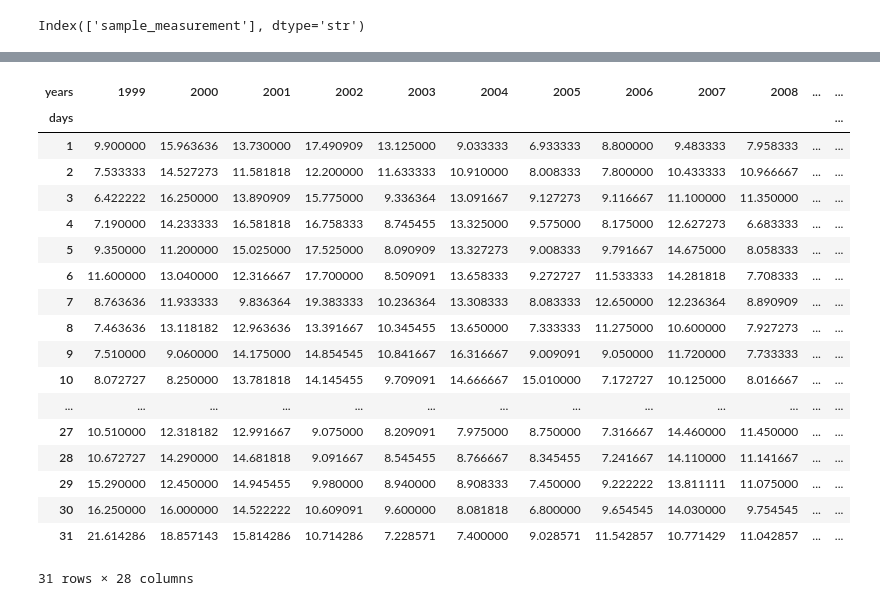
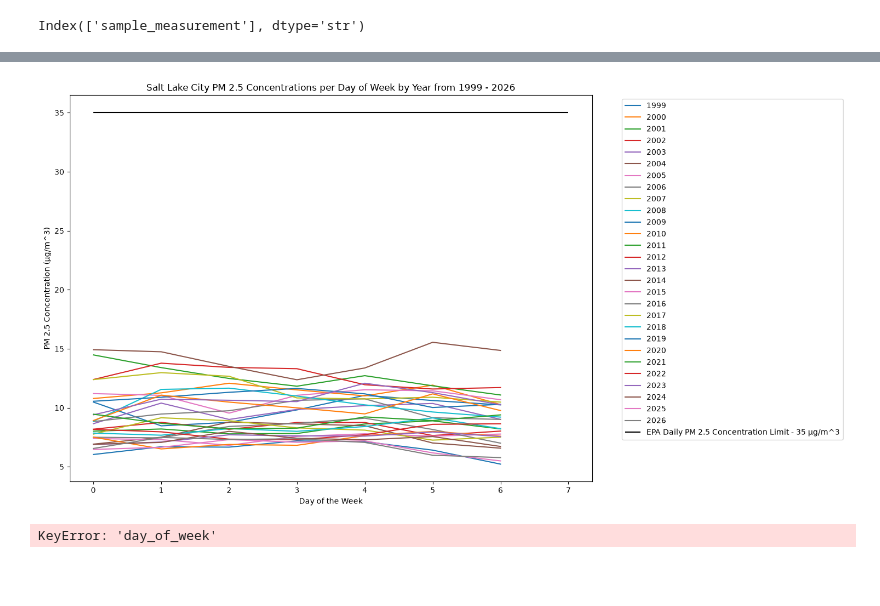
Before and after one commit to sodoo-gadal/UROP-SLC-AQ-, a Jupyter notebook: Salt_Lake_City_AQI/hourly_time_series.ipynb, the cells around one changed output, grey strips where cells are left out. Saved outputs shown, nothing was run; the diff lists cells and outputs as text; code cells hidden in the pictures; blank space fills up the shorter version.

```diff
--- a/Salt_Lake_City_AQI/hourly_time_series.ipynb
+++ b/Salt_Lake_City_AQI/hourly_time_series.ipynb
@@ -170,22 +107,29 @@ df_by_day_flatten.where(df_by_day_flatten["sample_measurement"] > 35)
-# %%
-pivoted
-# %% [output]
-| years | 1999 | 2000 | 2001 | 2002 | 2003 | 2004 | 2005 | 2006 | 2007 | 2008 | ... | ... |
-| days |  |  |  |  |  |  |  |  |  |  |  | ... |
-| 1 | 9.900000 | 15.963636 | 13.730000 | 17.490909 | 13.125000 | 9.033333 | 6.933333 | 8.800000 | 9.483333 | 7.958333 | ... | ... |
-| 2 | 7.533333 | 14.527273 | 11.581818 | 12.200000 | 11.633333 | 10.910000 | 8.008333 | 7.800000 | 10.433333 | 10.966667 | ... | ... |
-| 3 | 6.422222 | 16.250000 | 13.890909 | 15.775000 | 9.336364 | 13.091667 | 9.127273 | 9.116667 | 11.100000 | 11.350000 | ... | ... |
-| 4 | 7.190000 | 14.233333 | 16.581818 | 16.758333 | 8.745455 | 13.325000 | 9.575000 | 8.175000 | 12.627273 | 6.683333 | ... | ... |
-| 5 | 9.350000 | 11.200000 | 15.025000 | 17.525000 | 8.090909 | 13.327273 | 9.008333 | 9.791667 | 14.675000 | 8.058333 | ... | ... |
-| 6 | 11.600000 | 13.040000 | 12.316667 | 17.700000 | 8.509091 | 13.658333 | 9.272727 | 11.533333 | 14.281818 | 7.708333 | ... | ... |
-| 7 | 8.763636 | 11.933333 | 9.836364 | 19.383333 | 10.236364 | 13.308333 | 8.083333 | 12.650000 | 12.236364 | 8.890909 | ... | ... |
-| 8 | 7.463636 | 13.118182 | 12.963636 | 13.391667 | 10.345455 | 13.650000 | 7.333333 | 11.275000 | 10.600000 | 7.927273 | ... | ... |
-| 9 | 7.510000 | 9.060000 | 14.175000 | 14.854545 | 10.841667 | 16.316667 | 9.009091 | 9.050000 | 11.720000 | 7.733333 | ... | ... |
-| 10 | 8.072727 | 8.250000 | 13.781818 | 14.145455 | 9.709091 | 14.666667 | 15.010000 | 7.172727 | 10.125000 | 8.016667 | ... | ... |
-| ... | ... | ... | ... | ... | ... | ... | ... | ... | ... | ... | ... | ... |
-| 27 | 10.510000 | 12.318182 | 12.991667 | 9.075000 | 8.209091 | 7.975000 | 8.750000 | 7.316667 | 14.460000 | 11.450000 | ... | ... |
-| 28 | 10.672727 | 14.290000 | 14.681818 | 9.091667 | 8.545455 | 8.766667 | 8.345455 | 7.241667 | 14.110000 | 11.141667 | ... | ... |
-| 29 | 15.290000 | 12.450000 | 14.945455 | 9.980000 | 8.940000 | 8.908333 | 7.450000 | 9.222222 | 13.811111 | 11.075000 | ... | ... |
-| 30 | 16.250000 | 16.000000 | 14.522222 | 10.609091 | 9.600000 | 8.081818 | 6.800000 | 9.654545 | 14.030000 | 9.754545 | ... | ... |
-| 31 | 21.614286 | 18.857143 | 15.814286 | 10.714286 | 7.228571 | 7.400000 | 9.028571 | 11.542857 | 10.771429 | 11.042857 | ... | ... |
-31 rows × 28 columns
+# %%
+#now I will try to graph PM 2.5 concentrations by day of weak across all of our years. hourly will be tough to breach
+df_by_dow = df.groupby(['years', 'day of week'])['sample_measurement'].mean()
+df_by_dow.head()
+
+df_by_dow_flat = df_by_dow.reset_index()
+df_dow_pivoted = df_by_dow_flat.pivot(index = 'day of week', columns='years', values='sample_measurement')
+
+fig2, ax2 = plt.subplots(figsize=(15,8))
+ax2.plot(df_dow_pivoted, label = np.arange(1999,2027,1))
+ax2.set_title("Salt Lake City PM 2.5 Concentrations per Day of Week by Year from 1999 - 2026")
+ax2.set_xlabel("Day of the Week")
+ax2.set_ylabel("PM 2.5 Concentration (µg/m^3)")
+plt.hlines(
+    y=35, xmin = 0, xmax = 7, colors = "black",  label = "EPA Daily PM 2.5 Concentration Limit - 35 µg/m^3"
+)
+plt.legend(bbox_to_anchor=(1.05,1),loc='upper left')
+plt.tight_layout()
+plt.show()
+plt.close()
+
+#kind of useless?? bar chart would be better
+# %% [output]
+[figure, added]
+# %%
+df_dow = df.groupby(['day of week'],)['sample_measurement'].mean()
+df_dow
+# %% [output]
+KeyError: 'day_of_week'
```
Also changed, not shown: parts of 13 cells of this notebook.
